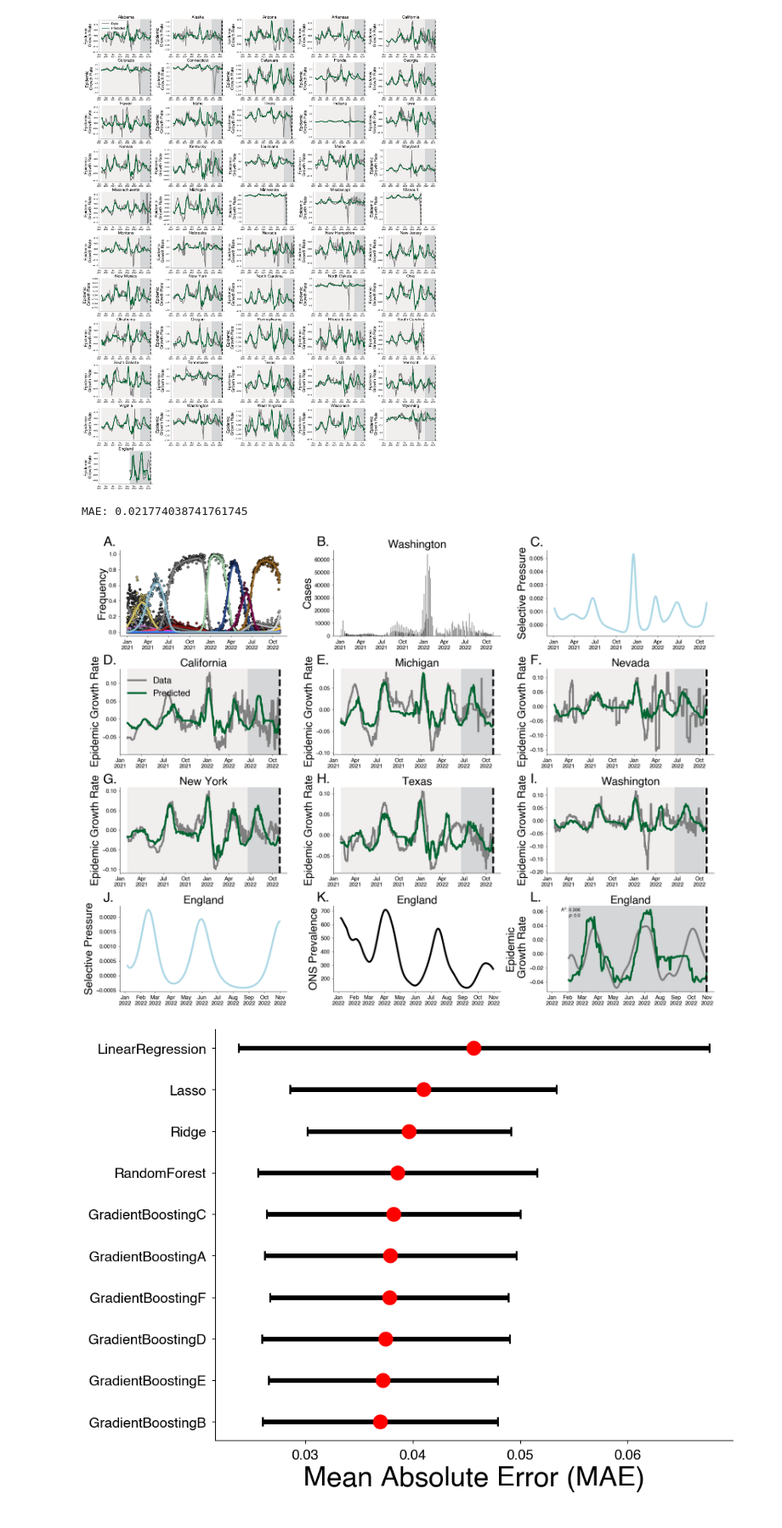
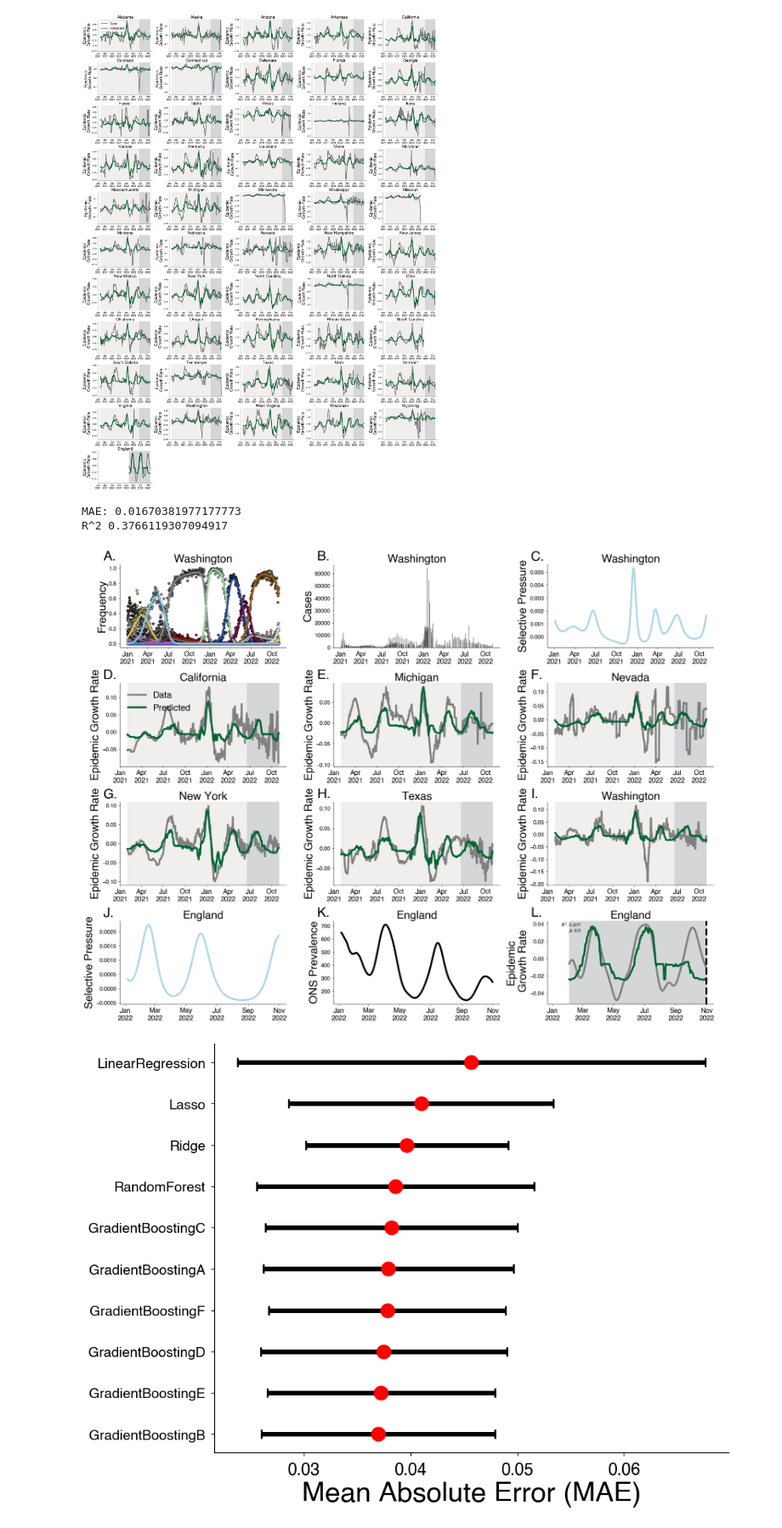
Before and after one commit to blab/relative-fitness-mechanisms, a Jupyter notebook: notebooks/SelectivePressureModelComparison.ipynb, the cells around one changed output. Shown at 85% size. Cells and saved outputs as stored; diff of their text form; code cells hidden in the pictures.

```diff
--- a/notebooks/SelectivePressureModelComparison.ipynb
+++ b/notebooks/SelectivePressureModelComparison.ipynb
@@ -17,8 +17,11 @@ import plot_utils
 from selective_pressure_prediction import (create_lagged_features,
                                            process_inputs_all,
                                             withhold_test_locations_and_split)
+import matplotlib as mpl
 
 np.random.seed(45)
+
+mpl.rcParams["xtick.labelsize"] = 18
 # %%
 selective_pressure_df = pd.read_csv("../data/selective_pressure_growth_cases_full.tsv", sep="\t")
 #selective_pressure_df = pd.read_csv("../data/selective_pressure_growth_cases.tsv", sep="\t")
@@ -125,6 +117,8 @@ if infer:
 if load:
     with open('../data/posteriors/growth-rate-prediction/empirical_growth_rate.pkl','rb') as f:
         best_model = pickle.load(f)
+# %%
+model = best_model
 # %%
 TRAIN_PERIOD_COLOR, TEST_PERIOD_COLOR = "#d1c7c9", "#949fa5"
 PREDICTION_COLOR = "#006633"
@@ -162,7 +156,7 @@ for l, loc in enumerate(locations):
     # Highlight test and training sets
     min_train_time, max_train_time = dates_vec[X.index][loc_idx_train].min(), dates_vec[X.index][loc_idx_train].max()
     if not pd.isnull(max_train_time):
-        ax.axvline(max_train_time, color="k", linestyle="--")
+        #ax.axvline(max_train_time, color="k", linestyle="--")
         ax.axvspan(min_train_time, max_train_time, color=TRAIN_PERIOD_COLOR, alpha=0.3)
 
     min_test_time, max_test_time = dates_vec[X_test.index][loc_idx_test].min(), dates_vec[X_test.index][loc_idx_test].max()
@@ -179,7 +173,7 @@ for l, loc in enumerate(locations):
 
 fig.savefig("../manuscript/supplementary_figures/empirical_growth_rate_predictions_all.png")
 # %% [output]
-[figure, old version]
+[figure, new version]
 # %%
 # Subset locations
 locations_subset = ["California",   "Michigan", "Nevada", "New York", "Texas", "Washington"]
@@ -227,6 +221,7 @@ for var_idx, variant in zip(var_idxs, var_names):
 
 ax.set_ylabel("Frequency")
 ax.xaxis.set_major_formatter(mdates.DateFormatter('%b\n%Y'))
+ax.set_title("Washington")
 axes.append(ax)
 
 # Example cases
@@ -242,6 +237,7 @@ ax = fig.add_subplot(spec[2])
 ax.plot(data[example_state]["date"], data[example_state]["selective_pressure"], color="lightblue")
 ax.xaxis.set_major_formatter(mdates.DateFormatter('%b\n%Y'))
 ax.set_ylabel("Selective Pressure")
+ax.set_title("Washington")
 axes.append(ax)
 
 for l, loc in enumerate(locations_subset):
@@ -264,7 +260,7 @@ for l, loc in enumerate(locations_subset):
     # Highlight test and training sets
     min_train_time, max_train_time = dates_vec[X.index][loc_idx_train].min(), dates_vec[X.index][loc_idx_train].max()
     if not pd.isnull(max_train_time):
-        ax.axvline(max_train_time, color="k", linestyle="--")
+        #ax.axvline(max_train_time, color="k", linestyle="--")
         ax.axvspan(min_train_time, max_train_time, color=TRAIN_PERIOD_COLOR, alpha=0.3)
 
     min_test_time, max_test_time = dates_vec[X_test.index][loc_idx_test].min(), dates_vec[X_test.index][loc_idx_test].max()
@@ -290,6 +286,7 @@ for l, loc in enumerate(target_locations):
     ax.plot(data[loc]["date"], data[loc]["selective_pressure"], color="lightblue")
     ax.set_ylabel("Selective Pressure")
     ax.set_title(loc)
+    ax.set_xticks(ax.get_xticks()[::2])
     ax.xaxis.set_major_formatter(mdates.DateFormatter('%b\n%Y'))
     axes.append(ax)
 
@@ -322,40 +319,42 @@ for l, loc in enumerate(target_locations):
     xs, ys, r, p = fit_linear(y_test[loc_idx_test].values[:, 0], predictions_test[loc_idx_test])
     test_mae = np.mean(np.abs(y_test[loc_idx_test].values[:, 0] - predictions_test[loc_idx_test]))
     print("MAE:", test_mae)
+    print("R^2", r**2)
 
     # Add regression statistics
     stats_text = r'$R^2$: ' + str((r ** 2).round(3)) +"\n" r"$p$: " + str(p.round(5))
     ax.text(0.2, 0.985, stats_text,
             horizontalalignment='right',
             verticalalignment='top',
             transform=ax.transAxes)
 
     # Highlight test and training sets
     min_train_time, max_train_time = dates_vec[X.index][loc_idx_train].min(), dates_vec[X.index][loc_idx_train].max()
     if not pd.isnull(max_train_time):
         ax.axvline(max_train_time, color="k", linestyle="--")
         ax.axvspan(min_train_time, max_train_time, color=TRAIN_PERIOD_COLOR, alpha=0.3)
 
     min_test_time, max_test_time = dates_vec[X_test.index][loc_idx_test].min(), dates_vec[X_test.index][loc_idx_test].max()
     if not pd.isnull(max_test_time):
         ax.axvspan(min_test_time, max_test_time, color=TEST_PERIOD_COLOR, alpha=0.3)
 
     ax.set_ylabel("Epidemic\n Growth Rate")
     ax.set_title(loc)
 
     # Format dates
     ax.xaxis.set_major_formatter(mdates.DateFormatter('%b\n%Y'))
     axes.append(ax)
 
 ax_labels = string.ascii_uppercase
 for ax, ax_label in zip(axes, ax_labels):
     ax.text(-0.1, 1.05, ax_label + ".", transform=ax.transAxes, size=36, weight='bold')
 fig.tight_layout()
 
 fig.savefig("../manuscript/figures/selective_pressure_prediction.png")
 # %% [output]
-MAE: 0.021774038741761745
+MAE: 0.01670381977177773
+R^2 0.3766119307094917
-[figure, old version]
+[figure, new version]
 # %%
 def make_summary_table(data):
     df = pd.DataFrame(data)
```
Also changed, not shown: parts of 1 cell of this notebook, 1 other file.
